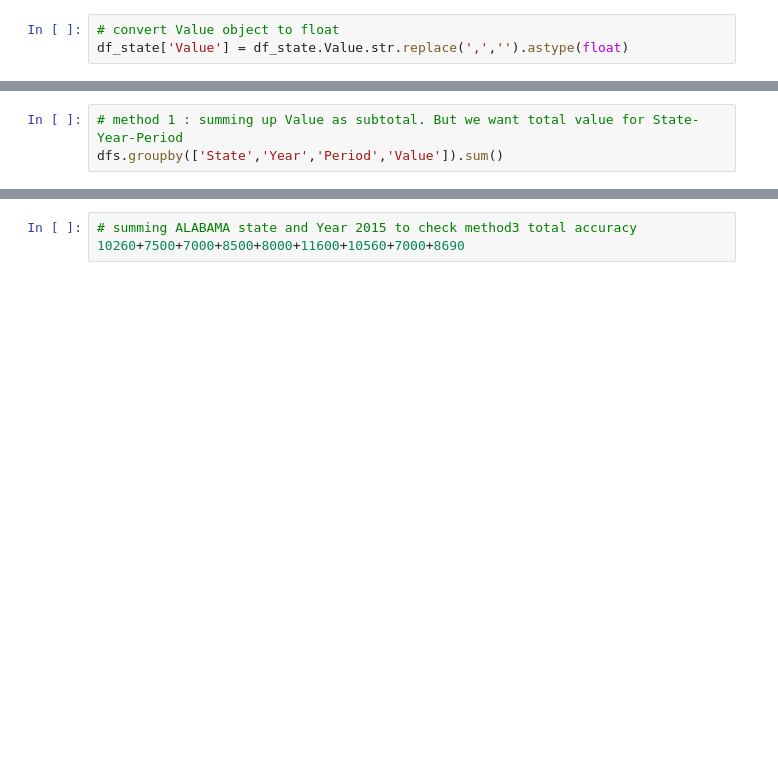
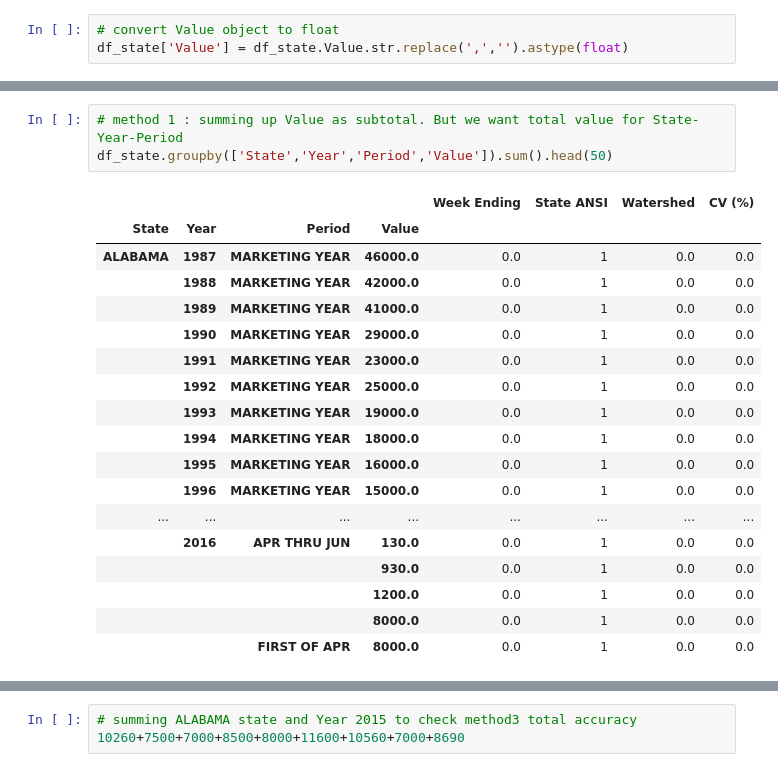
Before and after one commit to cocoisland/python_apps, a Jupyter notebook: bees/bees_colony.ipynb, the cells around one changed output, grey strips where cells are left out. Saved outputs shown, nothing was run; the diff lists cells and outputs as text; blank space fills up the shorter version.

```diff
--- a/bees/bees_colony.ipynb
+++ b/bees/bees_colony.ipynb
@@ -99,4 +97,23 @@ dfs.loc[(dfs['Year'] == 2015) & (dfs['State']=='ALABAMA')]
 # %%
 # method 1 : summing up Value as subtotal. But we want total value for State-Year-Period
-dfs.groupby(['State','Year','Period','Value']).sum()
+df_state.groupby(['State','Year','Period','Value']).sum().head(50)
+# %% [output]
+|  |  |  |  | Week Ending | State ANSI | Watershed | CV (%) |
+| State | Year | Period | Value |  |  |  |  |
+| ALABAMA | 1987 | MARKETING YEAR | 46000.0 | 0.0 | 1 | 0.0 | 0.0 |
+|  | 1988 | MARKETING YEAR | 42000.0 | 0.0 | 1 | 0.0 | 0.0 |
+|  | 1989 | MARKETING YEAR | 41000.0 | 0.0 | 1 | 0.0 | 0.0 |
+|  | 1990 | MARKETING YEAR | 29000.0 | 0.0 | 1 | 0.0 | 0.0 |
+|  | 1991 | MARKETING YEAR | 23000.0 | 0.0 | 1 | 0.0 | 0.0 |
+|  | 1992 | MARKETING YEAR | 25000.0 | 0.0 | 1 | 0.0 | 0.0 |
+|  | 1993 | MARKETING YEAR | 19000.0 | 0.0 | 1 | 0.0 | 0.0 |
+|  | 1994 | MARKETING YEAR | 18000.0 | 0.0 | 1 | 0.0 | 0.0 |
+|  | 1995 | MARKETING YEAR | 16000.0 | 0.0 | 1 | 0.0 | 0.0 |
+|  | 1996 | MARKETING YEAR | 15000.0 | 0.0 | 1 | 0.0 | 0.0 |
+| ... | ... | ... | ... | ... | ... | ... | ... |
+|  | 2016 | APR THRU JUN | 130.0 | 0.0 | 1 | 0.0 | 0.0 |
+|  |  |  | 930.0 | 0.0 | 1 | 0.0 | 0.0 |
+|  |  |  | 1200.0 | 0.0 | 1 | 0.0 | 0.0 |
+|  |  |  | 8000.0 | 0.0 | 1 | 0.0 | 0.0 |
+|  |  | FIRST OF APR | 8000.0 | 0.0 | 1 | 0.0 | 0.0 |
 # %%
```
Also changed, not shown: parts of 21 cells of this notebook.
